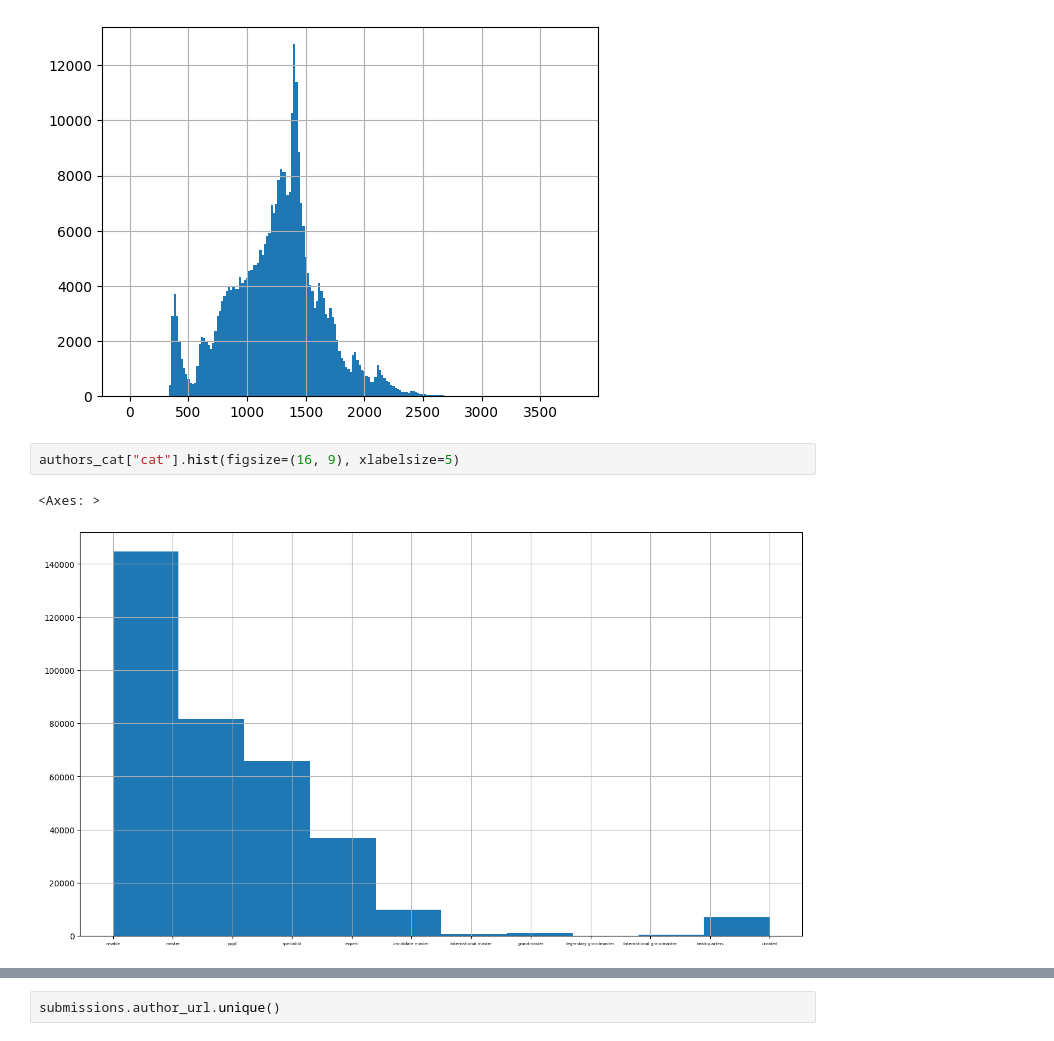
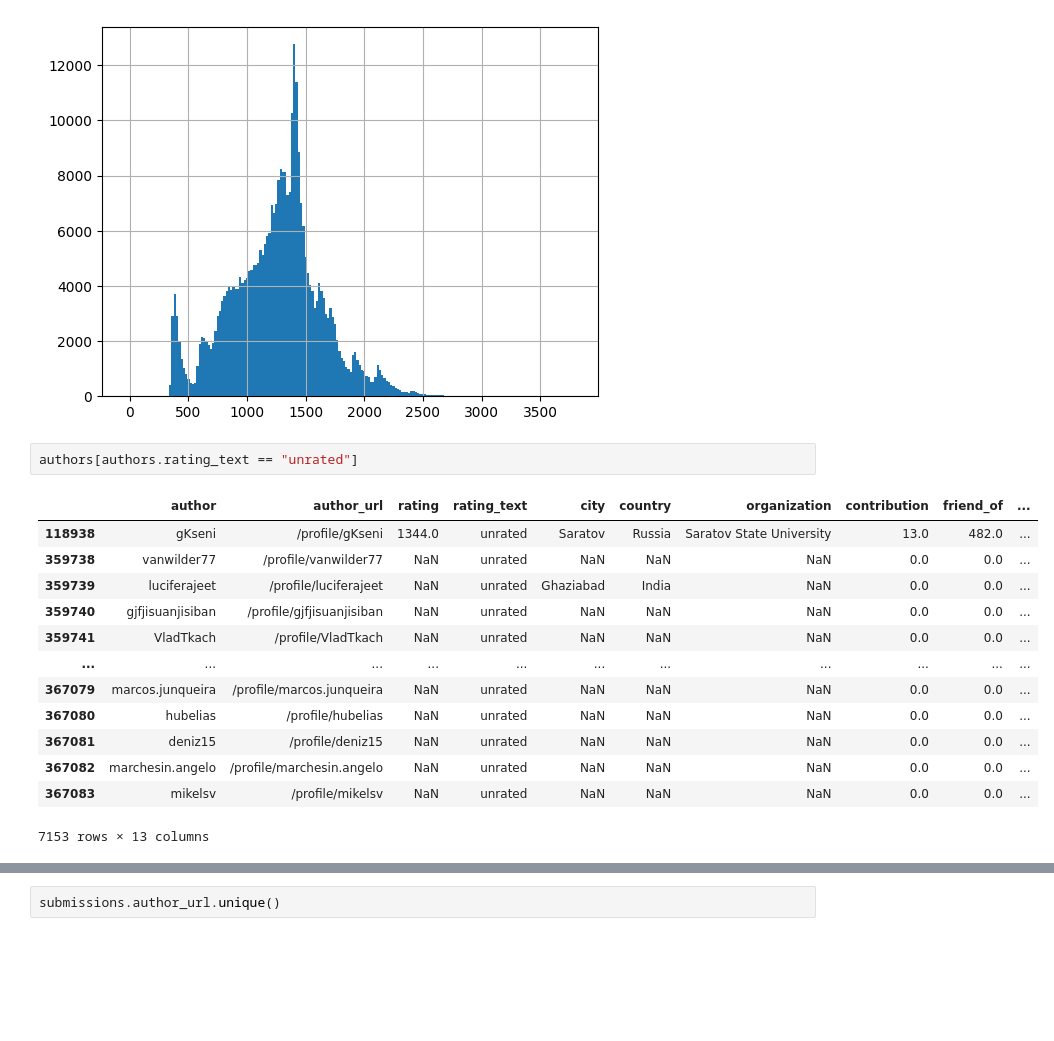
Before and after one commit to tp-study-ai/ML, a Jupyter notebook: notebooks/lightfm-recsys-try.ipynb, the cells around one changed output, grey strips where cells are left out. Drawn from its saved outputs; the diff is of its cells as text; blank space fills up the shorter version.

```diff
--- a/notebooks/lightfm-recsys.ipynb
+++ b/notebooks/lightfm-recsys-try.ipynb
@@ -52,8 +71,19 @@ authors.rating.hist(bins=200)
 # %% [output]
 <Axes: >
 [figure]
-# %%
-authors_cat["cat"].hist(figsize=(16, 9), xlabelsize=5)
-# %% [output]
-<Axes: >
-[figure, removed]
+# %%
+authors[authors.rating_text == "unrated"]
+# %% [output]
+|  | author | author_url | rating | rating_text | city | country | organization | contribution | friend_of | ... |
+| 118938 | gKseni | /profile/gKseni | 1344.0 | unrated | Saratov | Russia | Saratov State University | 13.0 | 482.0 | ... |
+| 359738 | vanwilder77 | /profile/vanwilder77 | NaN | unrated | NaN | NaN | NaN | 0.0 | 0.0 | ... |
+| 359739 | luciferajeet | /profile/luciferajeet | NaN | unrated | Ghaziabad | India | NaN | 0.0 | 0.0 | ... |
+| 359740 | gjfjisuanjisiban | /profile/gjfjisuanjisiban | NaN | unrated | NaN | NaN | NaN | 0.0 | 0.0 | ... |
+| 359741 | VladTkach | /profile/VladTkach | NaN | unrated | NaN | NaN | NaN | 0.0 | 0.0 | ... |
+| ... | ... | ... | ... | ... | ... | ... | ... | ... | ... | ... |
+| 367079 | marcos.junqueira | /profile/marcos.junqueira | NaN | unrated | NaN | NaN | NaN | 0.0 | 0.0 | ... |
+| 367080 | hubelias | /profile/hubelias | NaN | unrated | NaN | NaN | NaN | 0.0 | 0.0 | ... |
+| 367081 | deniz15 | /profile/deniz15 | NaN | unrated | NaN | NaN | NaN | 0.0 | 0.0 | ... |
+| 367082 | marchesin.angelo | /profile/marchesin.angelo | NaN | unrated | NaN | NaN | NaN | 0.0 | 0.0 | ... |
+| 367083 | mikelsv | /profile/mikelsv | NaN | unrated | NaN | NaN | NaN | 0.0 | 0.0 | ... |
+7153 rows × 13 columns
```
Also changed, not shown: parts of 31 cells of this notebook, 4 other files.
